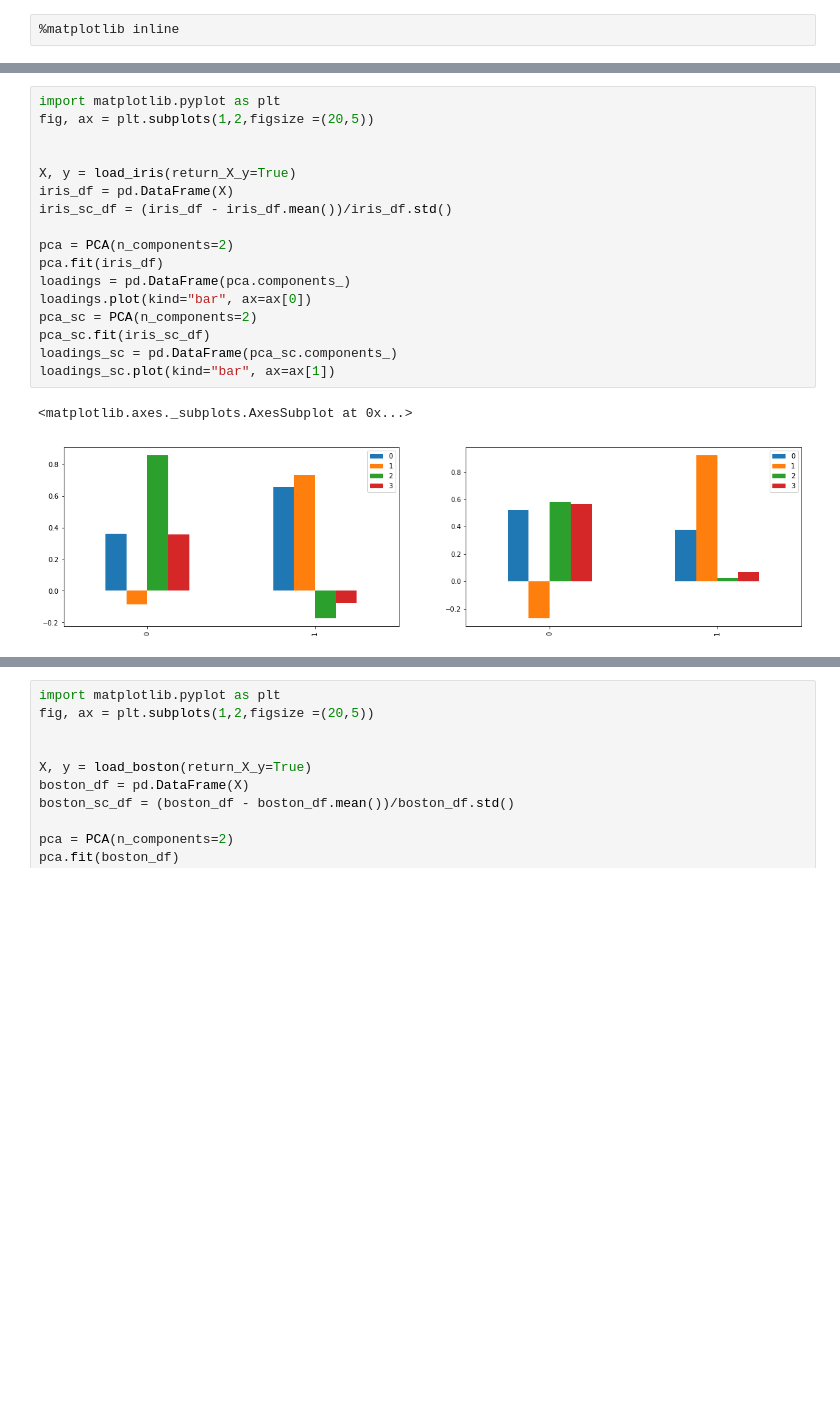
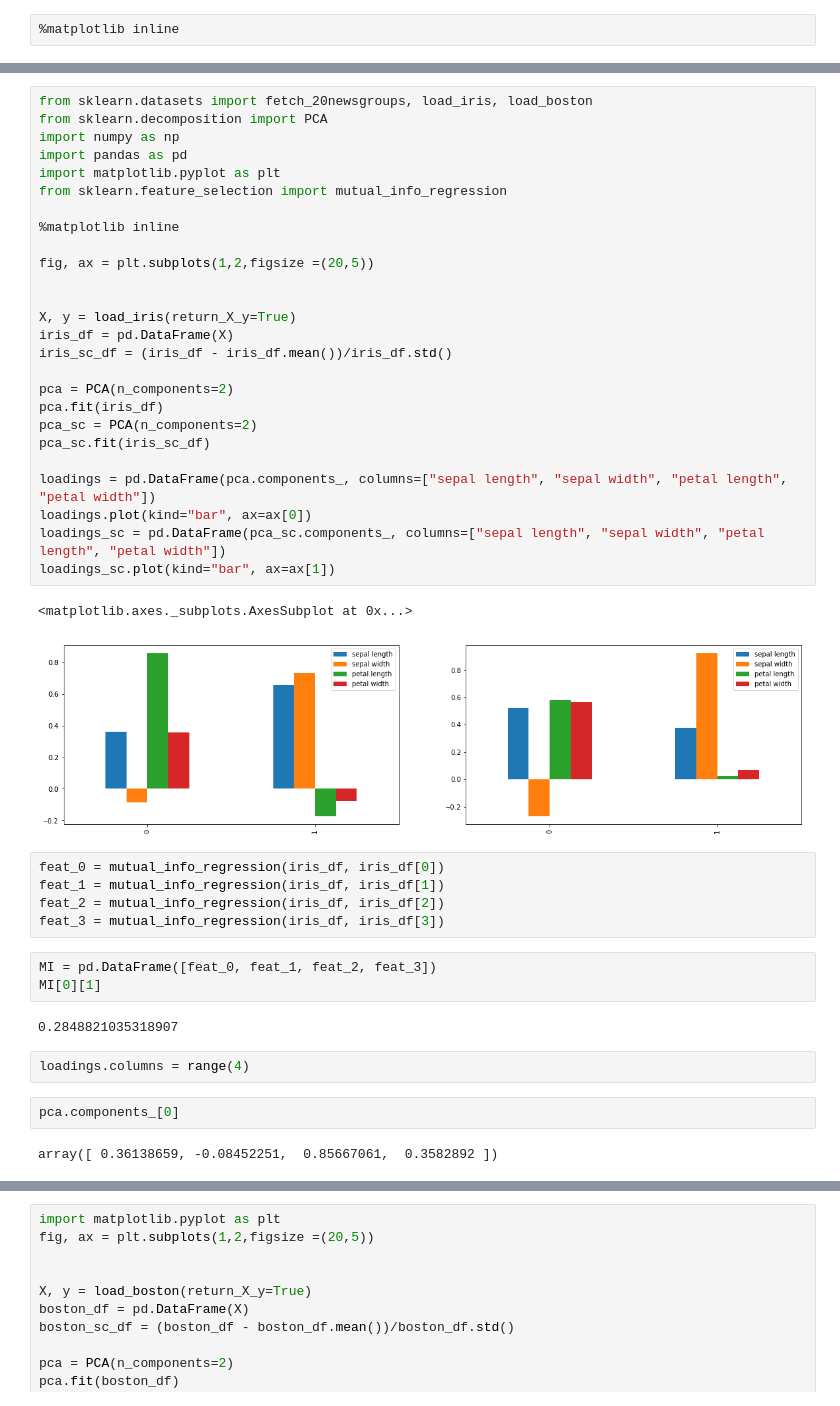
Before and after one commit to joshuacook/coherence, a Jupyter notebook: nb/20191119-GeneralCoherence.ipynb, the cells around one changed output, grey strips where cells are left out. Cells and saved outputs as stored; diff of their text form; blank space fills up the shorter version.

```diff
--- a/nb/20191119-GeneralCoherence.ipynb
+++ b/nb/20191119-GeneralCoherence.ipynb
@@ -78,20 +87,45 @@ iris_df
 # %%
+from sklearn.datasets import fetch_20newsgroups, load_iris, load_boston
+from sklearn.decomposition import PCA
+import numpy as np
+import pandas as pd
 import matplotlib.pyplot as plt
+from sklearn.feature_selection import mutual_info_regression
+
+%matplotlib inline
+
 fig, ax = plt.subplots(1,2,figsize =(20,5))
 
 
 X, y = load_iris(return_X_y=True)
 iris_df = pd.DataFrame(X)
 iris_sc_df = (iris_df - iris_df.mean())/iris_df.std()
 
 pca = PCA(n_components=2)
 pca.fit(iris_df)
-loadings = pd.DataFrame(pca.components_)
-loadings.plot(kind="bar", ax=ax[0])
 pca_sc = PCA(n_components=2)
 pca_sc.fit(iris_sc_df)
-loadings_sc = pd.DataFrame(pca_sc.components_)
+
+loadings = pd.DataFrame(pca.components_, columns=["sepal length", "sepal width", "petal length", "petal width"])
+loadings.plot(kind="bar", ax=ax[0])
+loadings_sc = pd.DataFrame(pca_sc.components_, columns=["sepal length", "sepal width", "petal length", "petal width"])
 loadings_sc.plot(kind="bar", ax=ax[1])
 # %% [output]
 <matplotlib.axes._subplots.AxesSubplot at 0x...>
-[figure, old version]
+[figure, new version]
+# %%
+feat_0 = mutual_info_regression(iris_df, iris_df[0])
+feat_1 = mutual_info_regression(iris_df, iris_df[1])
+feat_2 = mutual_info_regression(iris_df, iris_df[2])
+feat_3 = mutual_info_regression(iris_df, iris_df[3])
+# %%
+MI = pd.DataFrame([feat_0, feat_1, feat_2, feat_3])
+MI[0][1]
+# %% [output]
+0.2848821035318907
+# %%
+loadings.columns = range(4)
+# %%
+pca.components_[0]
+# %% [output]
+array([ 0.36138659, -0.08452251,  0.85667061,  0.3582892 ])
```
Also changed, not shown: parts of 12 cells of this notebook, 23 other files.
